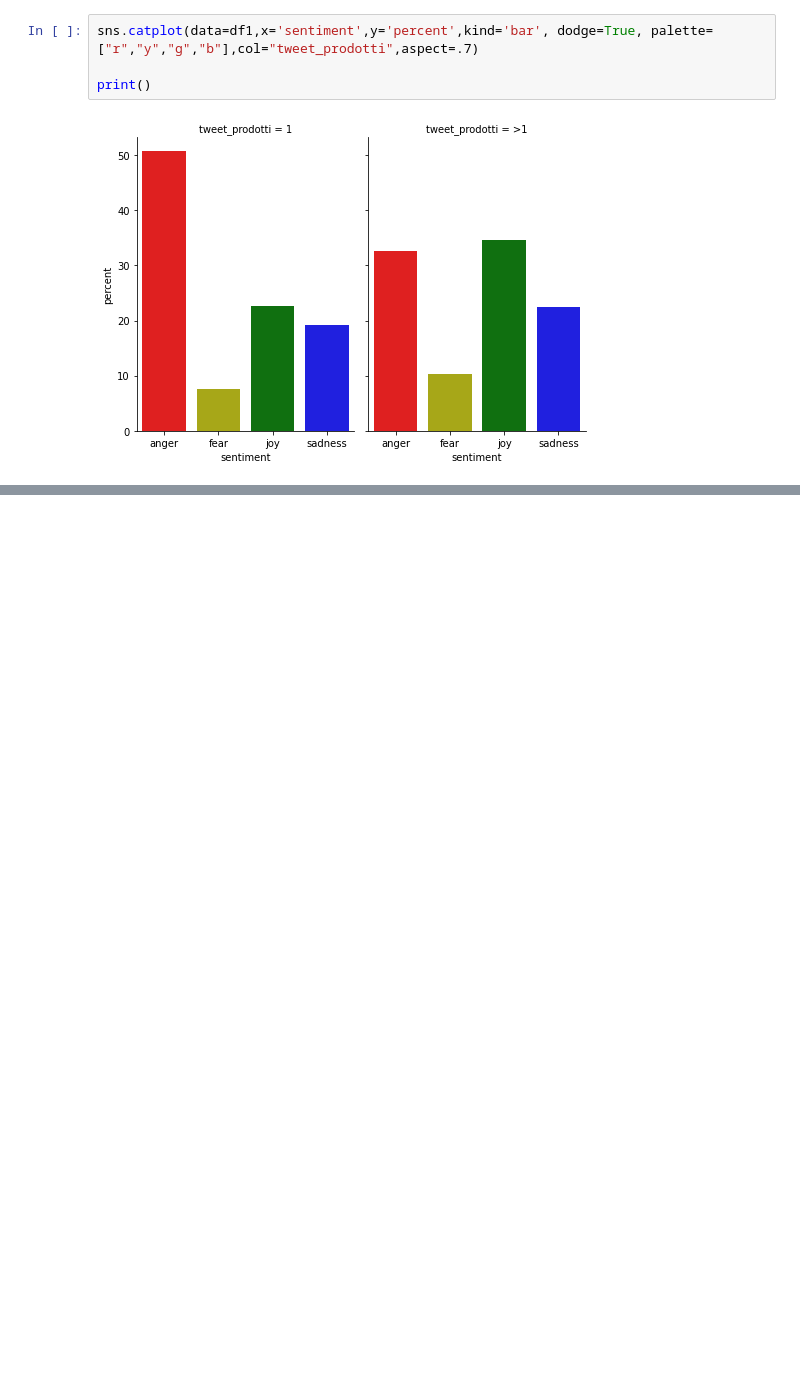
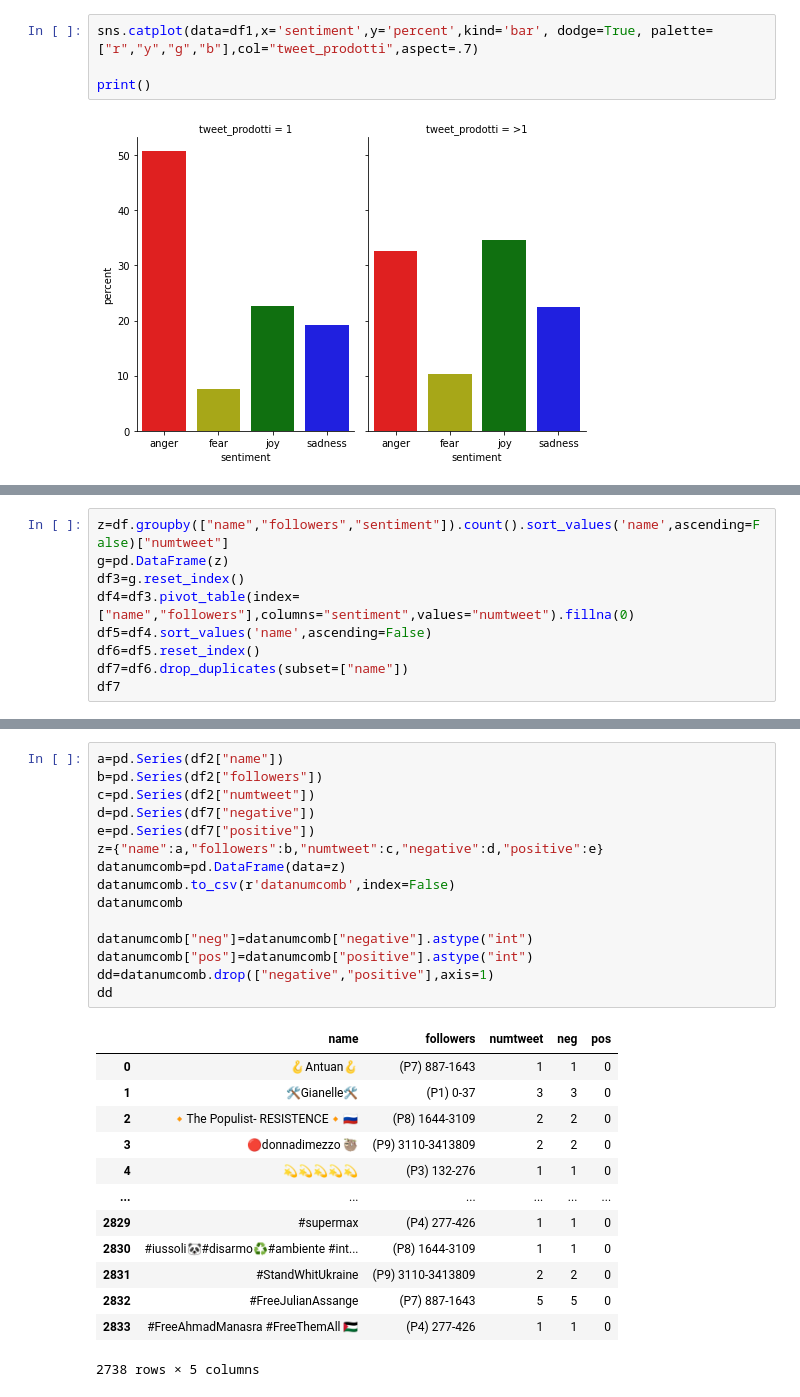
Before and after one commit to paolofesta/prove, a Jupyter notebook: TESI.ipynb, the cells around one changed output, grey strips where cells are left out. Cells and saved outputs as stored; diff of their text form; blank space fills up the shorter version.

```diff
--- a/TESI.ipynb
+++ b/TESI.ipynb
@@ -1400 +1385,10 @@ df1
 2738 rows × 3 columns
+# %%
+z=df.groupby(["name","followers","sentiment"]).count().sort_values('name',ascending=False)["numtweet"]
+g=pd.DataFrame(z)
+df3=g.reset_index()
+df4=df3.pivot_table(index=["name","followers"],columns="sentiment",values="numtweet").fillna(0)
+df5=df4.sort_values('name',ascending=False)
+df6=df5.reset_index()
+df7=df6.drop_duplicates(subset=["name"])
+df7
@@ -1400,0 +1409,29 @@ df1
+# %%
+a=pd.Series(df2["name"])
+b=pd.Series(df2["followers"])
+c=pd.Series(df2["numtweet"])
+d=pd.Series(df7["negative"])
+e=pd.Series(df7["positive"])
+z={"name":a,"followers":b,"numtweet":c,"negative":d,"positive":e}
+datanumcomb=pd.DataFrame(data=z)
+datanumcomb.to_csv(r'datanumcomb',index=False)
+datanumcomb
+
+datanumcomb["neg"]=datanumcomb["negative"].astype("int")
+datanumcomb["pos"]=datanumcomb["positive"].astype("int")
+dd=datanumcomb.drop(["negative","positive"],axis=1)
+dd
+# %% [output]
+|  | name | followers | numtweet | neg | pos |
+| 0 | 🪝Antuan🪝 | (P7) 887-1643 | 1 | 1 | 0 |
+| 1 | 🛠️Gianelle🛠️ | (P1) 0-37 | 3 | 3 | 0 |
+| 2 | 🔸️The Populist- RESISTENCE🔸️🇷🇺 | (P8) 1644-3109 | 2 | 2 | 0 |
+| 3 | 🔴donnadimezzo 🦥 | (P9) 3110-3413809 | 2 | 2 | 0 |
+| 4 | 💫💫💫💫💫 | (P3) 132-276 | 1 | 1 | 0 |
+| ... | ... | ... | ... | ... | ... |
+| 2829 | #supermax | (P4) 277-426 | 1 | 1 | 0 |
+| 2830 | #iussoli🐼#disarmo♻️#ambiente #int... | (P8) 1644-3109 | 1 | 1 | 0 |
+| 2831 | #StandWhitUkraine | (P9) 3110-3413809 | 2 | 2 | 0 |
+| 2832 | #FreeJulianAssange | (P7) 887-1643 | 5 | 5 | 0 |
+| 2833 | #FreeAhmadManasra #FreeThemAll 🇵🇸 | (P4) 277-426 | 1 | 1 | 0 |
+2738 rows × 5 columns
```
Also changed, not shown: parts of 5 cells of this notebook.
